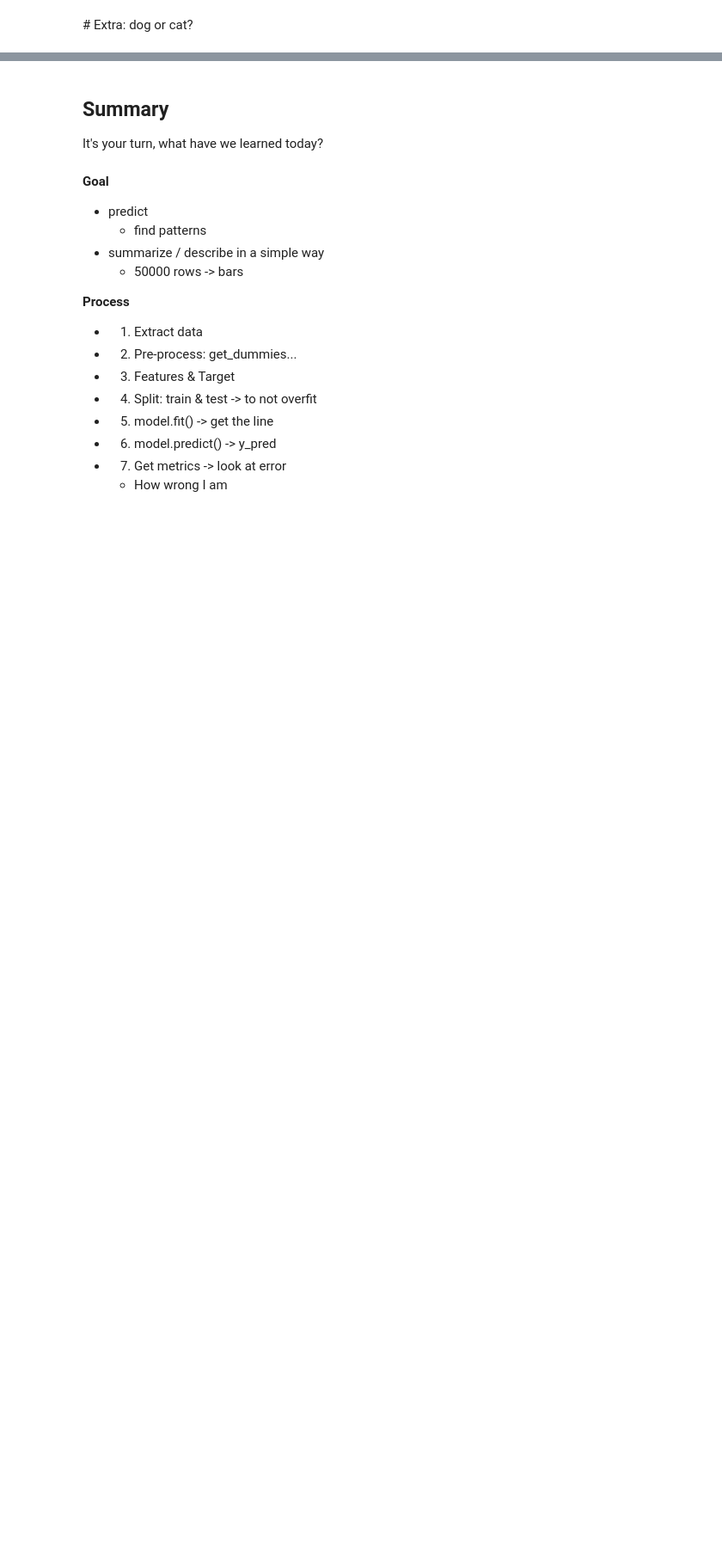
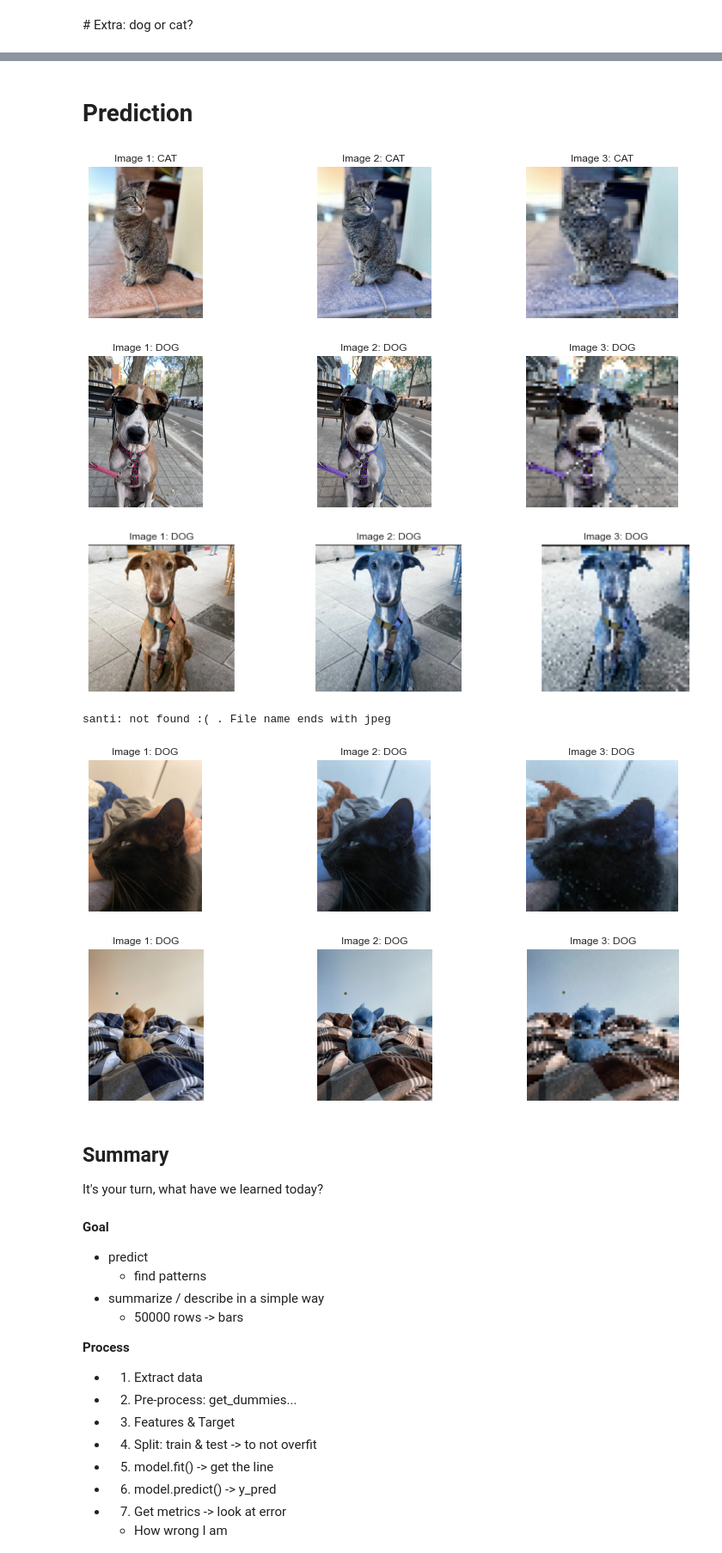
Before and after one commit to Ironhack-data-bcn-april-2023/lectures, a Jupyter notebook: week-7/03-Classification.ipynb, the cells around one changed output, grey strips where cells are left out. Shown at 86% size. Cells and saved outputs as stored; diff of their text form; code cells hidden in the pictures; blank space fills up the shorter version.

```diff
--- a/week-7/03-Classification.ipynb
+++ b/week-7/03-Classification.ipynb
@@ -738,13 +667,0 @@ Accuracy: 0.5696
-# %%
-# Function to predict the class of an image
-def predict_image_class(image):
-    img = cv2.imread(image)
-    img = cv2.cvtColor(img, cv2.COLOR_BGR2RGB)  # Convert to RGB
-    img = cv2.resize(img, (64, 64))  # Resize image
-    flat_image = img.reshape(1, -1)
-    predicted_class = model.predict(flat_image)
-    cv2.imshow("sdsd", img)
-    plt.imshow(img)
-    plt.axis('off')
-    plt.show()
-    return "CAT 😻" if predicted_class[0] == 0 else "DOG 🐶"
@@ -788,0 +750,4 @@ Prediction: CAT 😻
+# %%
+model_file = 'logistic_cats_dogs.pkl'
+with open(model_file, 'wb') as f:
+    pickle.dump(model, f)
@@ -788,0 +756,3 @@ Prediction: CAT 😻
+# %%
+with open(model_file, 'rb') as f:
+    model = pickle.load(f)
@@ -789,3 +834,27 @@ Prediction: CAT 😻
+# %% [markdown]
+# Prediction
+# %%
+pet_dict = {
+    "laura":"../images/cats-and-dogs/lauragato.jpeg",
+    "leti":"../images/cats-and-dogs/letigos.png",
+    "dobby":"../images/cats-and-dogs/IMG_9992.jpg",
+    "santi":"../images/cats-and-dogs/santi.jpeg",
+    "berlioz":"../images/cats-and-dogs/berlioz.png",
+    "carmelita":"../images/cats-and-dogs/carmelita.png"
+}
+# %%
+for name, pet in pet_dict.items():
+    try:
+        predict_image_class(pet)
+    except:
+        print(f"{name}: not found :( . File name ends with {pet.split('.')[-1]}")
+# %% [output]
+[figure, added]
+[figure, added]
+[figure, added]
+santi: not found :( . File name ends with jpeg
+[figure, added]
+[figure, added]
 # %% [markdown]
 ## Summary
 It's your turn, what have we learned today?
```
Also changed, not shown: parts of 53 cells of this notebook, 6 other files.
